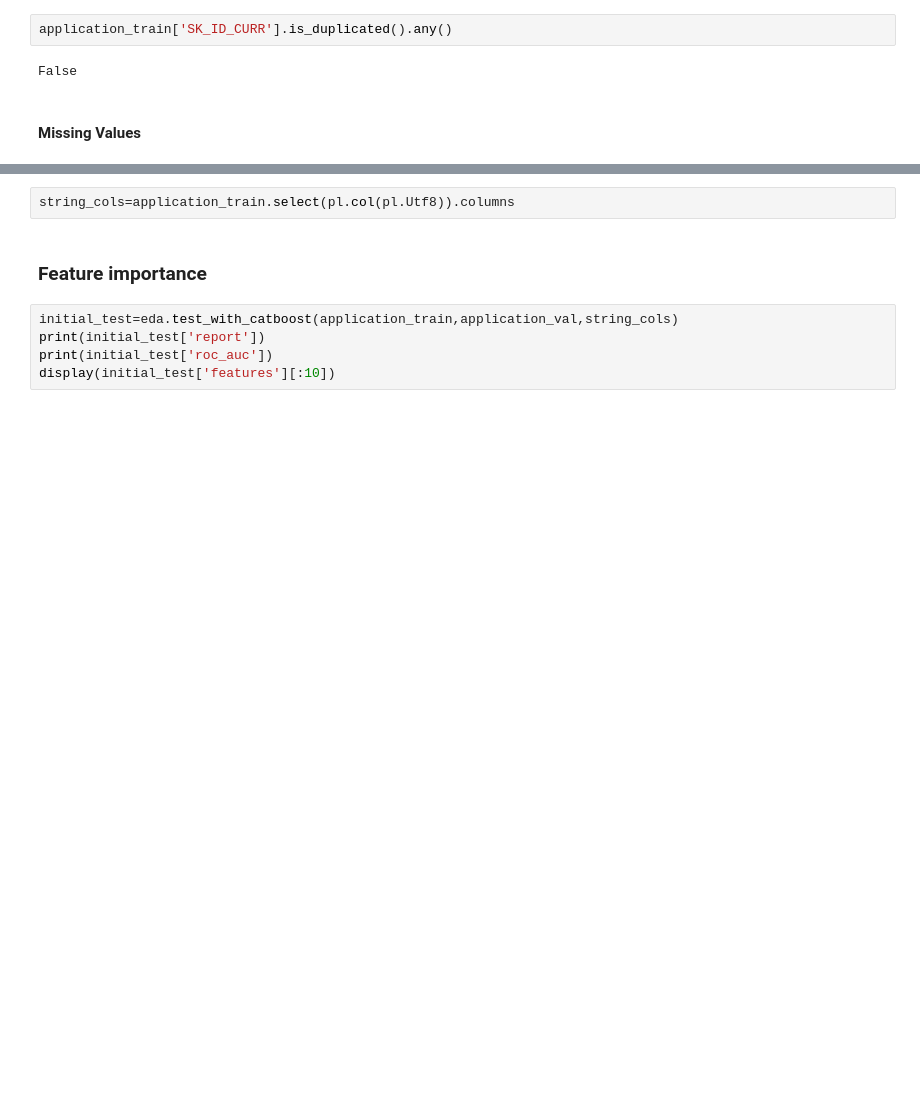
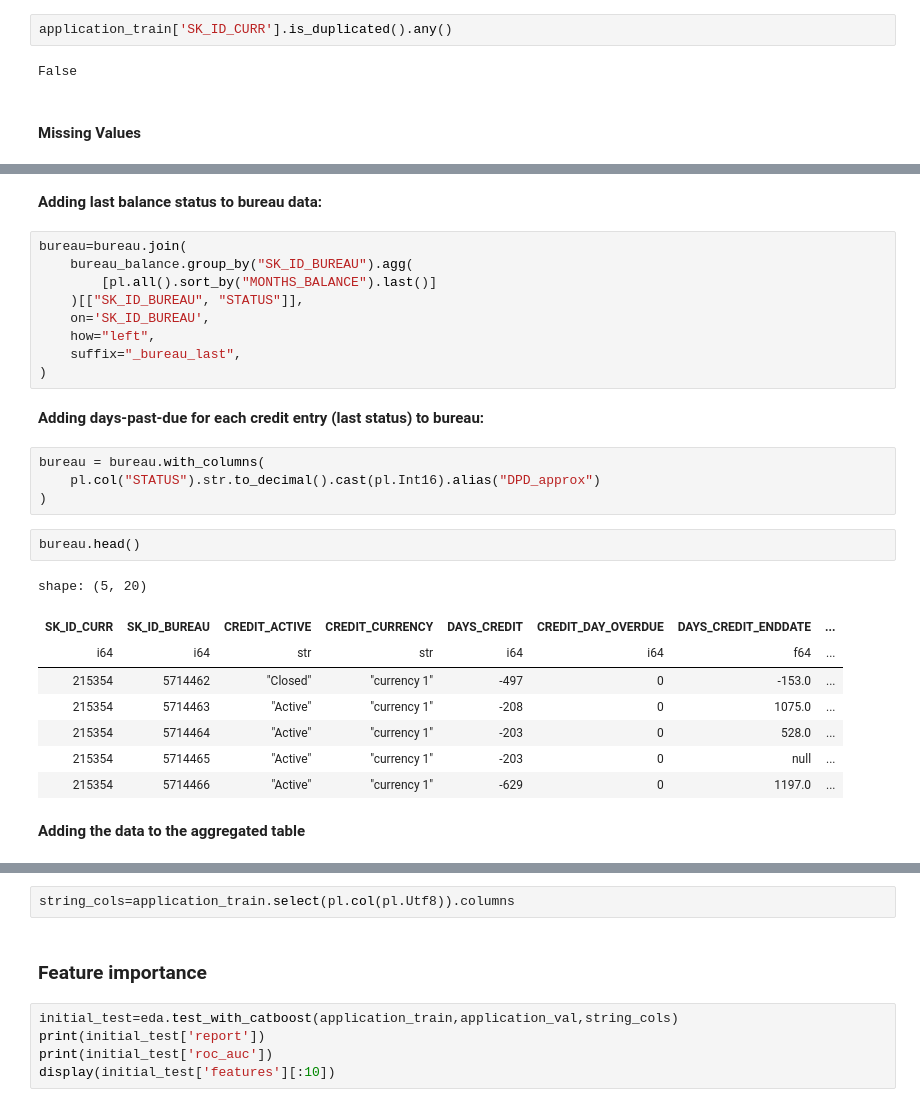
Before and after one commit to gediminas-skvarnavicius/home-credit-group-ml, a Jupyter notebook: EDA.ipynb, the cells around one changed output, grey strips where cells are left out. Drawn from its saved outputs; the diff is of its cells as text; blank space fills up the shorter version.

```diff
--- a/EDA.ipynb
+++ b/EDA.ipynb
@@ -118,0 +281,30 @@ shape: (10, 2)
+# %% [markdown]
+**Adding last balance status to bureau data:**
+# %%
+bureau=bureau.join(
+    bureau_balance.group_by("SK_ID_BUREAU").agg(
+        [pl.all().sort_by("MONTHS_BALANCE").last()]
+    )[["SK_ID_BUREAU", "STATUS"]],
+    on='SK_ID_BUREAU',
+    how="left",
+    suffix="_bureau_last",
+)
+# %% [markdown]
+**Adding days-past-due for each credit entry (last status) to bureau:**
+# %%
+bureau = bureau.with_columns(
+    pl.col("STATUS").str.to_decimal().cast(pl.Int16).alias("DPD_approx")
+)
+# %%
+bureau.head()
+# %% [output]
+shape: (5, 20)
+| SK_ID_CURR | SK_ID_BUREAU | CREDIT_ACTIVE | CREDIT_CURRENCY | DAYS_CREDIT | CREDIT_DAY_OVERDUE | DAYS_CREDIT_ENDDATE | ... |
+| i64 | i64 | str | str | i64 | i64 | f64 | ... |
+| 215354 | 5714462 | "Closed" | "currency 1" | -497 | 0 | -153.0 | ... |
+| 215354 | 5714463 | "Active" | "currency 1" | -208 | 0 | 1075.0 | ... |
+| 215354 | 5714464 | "Active" | "currency 1" | -203 | 0 | 528.0 | ... |
+| 215354 | 5714465 | "Active" | "currency 1" | -203 | 0 | null | ... |
+| 215354 | 5714466 | "Active" | "currency 1" | -629 | 0 | 1197.0 | ... |
+# %% [markdown]
+**Adding the data to the aggregated table**
```
Also changed, not shown: parts of 40 cells of this notebook.
